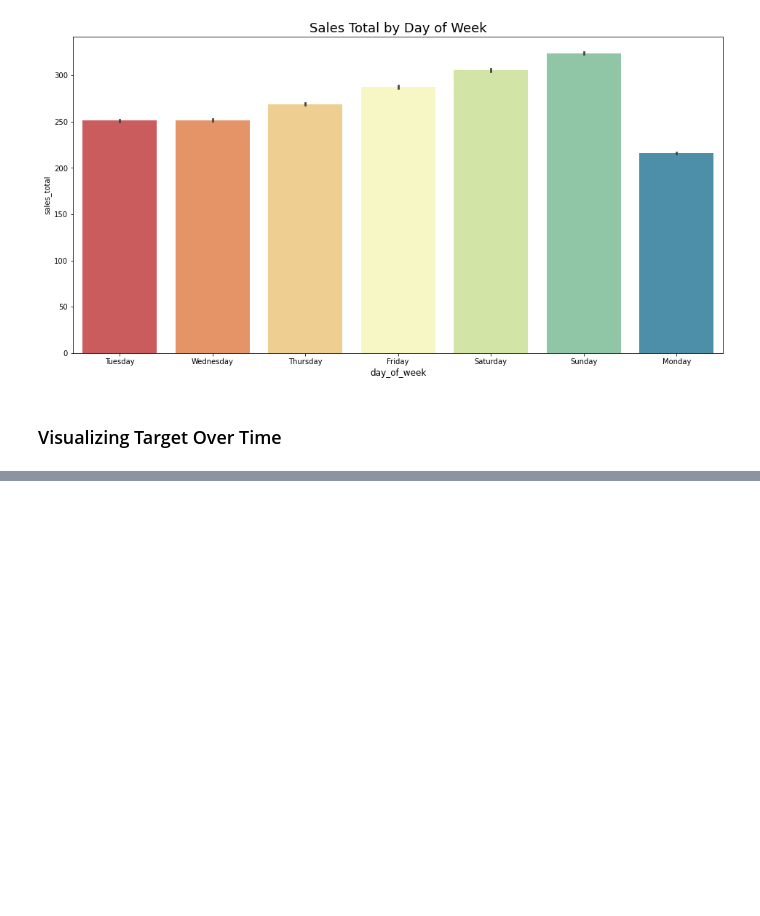
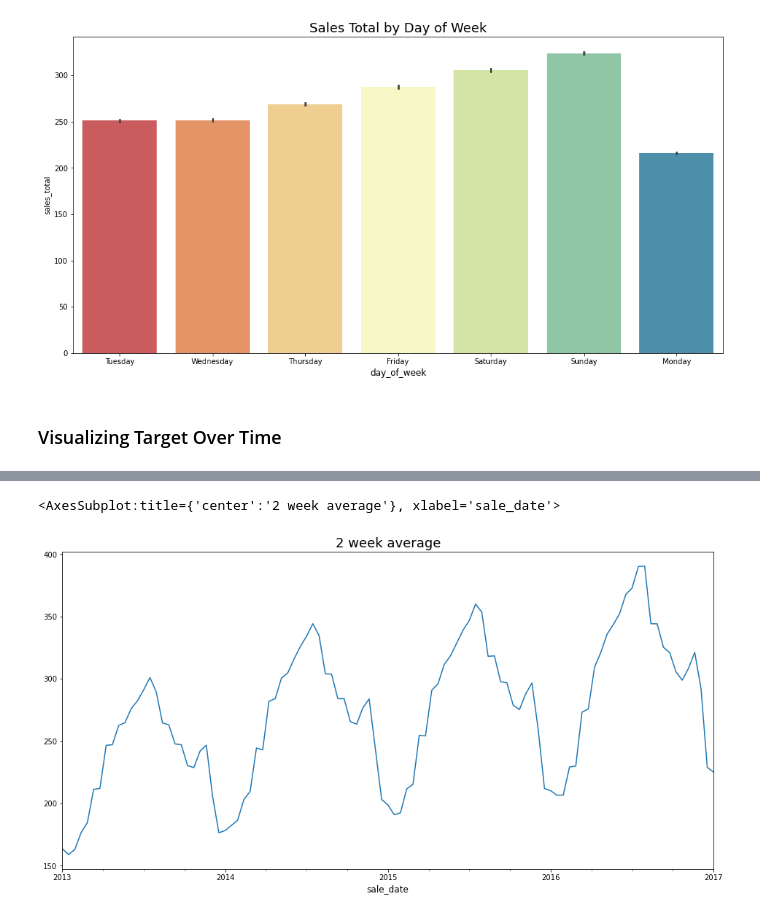
Before and after one commit to m3redithw/time-series-exercises, a Jupyter notebook: explore.ipynb, the cells around one changed output, grey strips where cells are left out. Drawn from its saved outputs; the diff is of its cells as text; code cells hidden in the pictures; blank space fills up the shorter version.

```diff
--- a/explore.ipynb
+++ b/explore.ipynb
@@ -124,0 +134,9 @@ sns.barplot(data=train, x='day_of_week', y='sales_total',palette = 'Spectral')
+# %%
+# Sales total by 2 week avg
+plt.figure(figsize = (16,8))
+plt.title('2 week average', fontsize = 18)
+plt.xlabel('Sale Date', fontsize = 12)
+y.resample('2W').mean().plot()
+# %% [output]
+<AxesSubplot:title={'center':'2 week average'}, xlabel='sale_date'>
+[figure, added]
```
Also changed, not shown: parts of 20 cells of this notebook.
